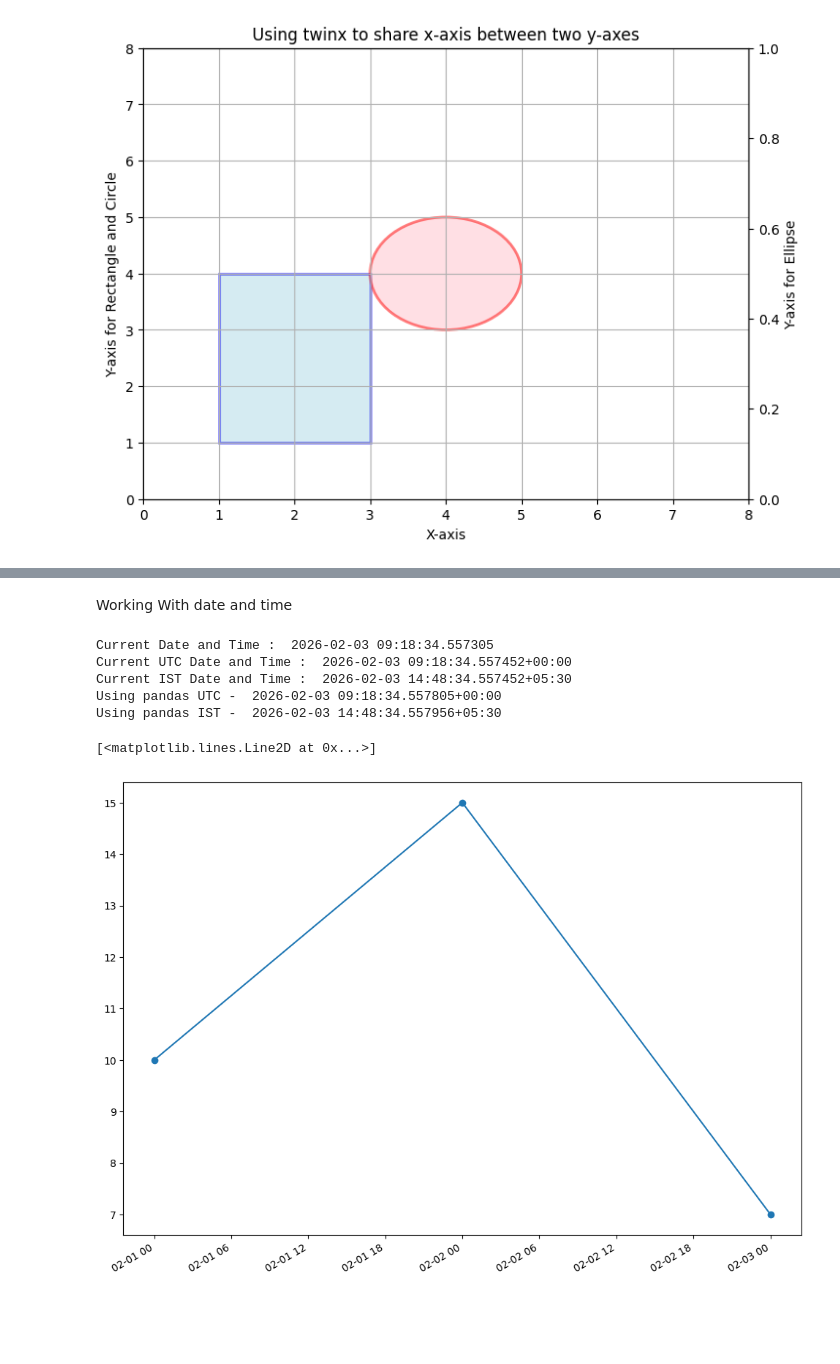
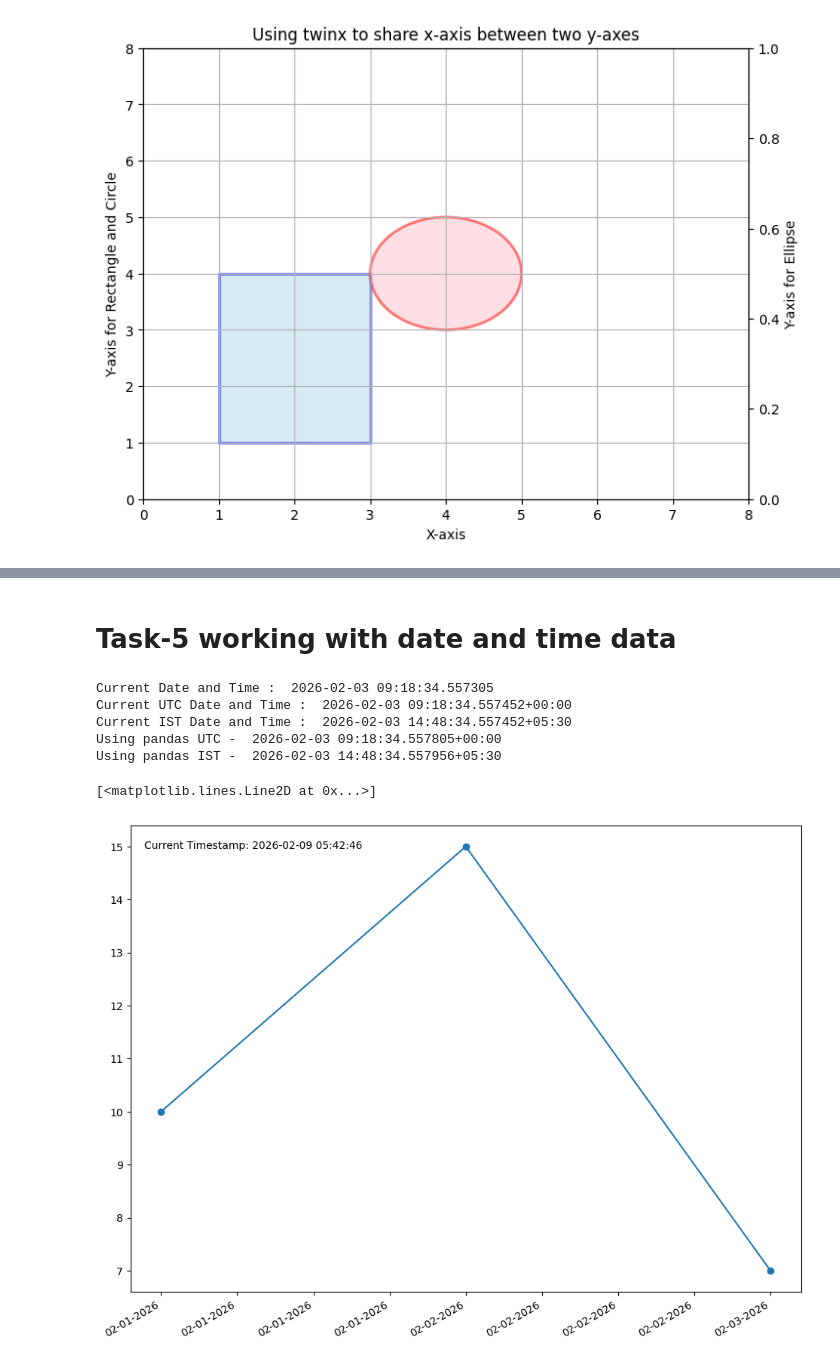
Before and after one commit to imrishi007/SEM-VI, a Jupyter notebook: DV/Classroom/Class1.ipynb, the cells around one changed output, grey strips where cells are left out. Cells and saved outputs as stored; diff of their text form; code cells hidden in the pictures; blank space fills up the shorter version.

```diff
--- a/DV/Classroom/Class1.ipynb
+++ b/DV/Classroom/Class1.ipynb
@@ -249,6 +481,6 @@ NameError: name 'l' is not defined
 [figure]
 # %% [markdown]
-Working With date and time
+# Task-5 working with date and time data
 # %%
 from datetime import datetime, UTC
 from zoneinfo import ZoneInfo
@@ -276,22 +508,25 @@ Using pandas IST -  2026-02-03 14:48:34.557956+05:30
 # %%
 # x = [2026-02-01, 2026-02-02, 2026-02-03]
 
 from datetime import datetime
+import matplotlib.dates as mdates
 import matplotlib.pyplot as plt
 
 x = [datetime.strptime("2026-02-01", "%Y-%m-%d"),
     datetime.strptime("2026-02-02", "%Y-%m-%d"),
     datetime.strptime("2026-02-03", "%Y-%m-%d")]
 
 y = [10, 15, 7]
 
 fig, ax = plt.subplots(figsize=(10,8))
 
-ax.xaxis.set_major_formatter(plt.DateFormatter("%m-%d-%Y"))
+ax.xaxis.set_major_formatter(mdates.DateFormatter("%m-%d-%Y"))
+
+ax.text(0.02, 0.95, f"Current Timestamp: {timestamp}", transform=ax.transAxes)
 
 plt.tight_layout()
 fig.autofmt_xdate()
 ax.plot(x, y, marker='o')
 # %% [output]
 [<matplotlib.lines.Line2D at 0x...>]
-[figure, old version]
+[figure, new version]
```
Also changed, not shown: parts of 20 cells of this notebook, 11 other files.
